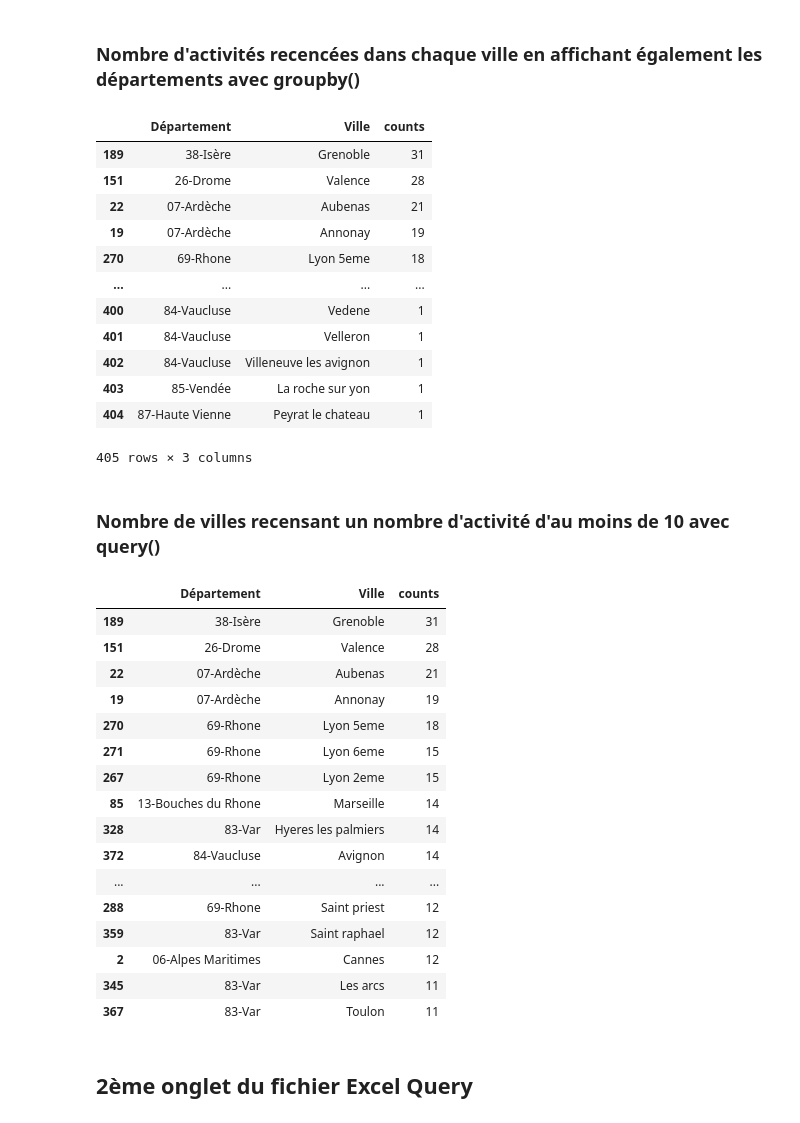
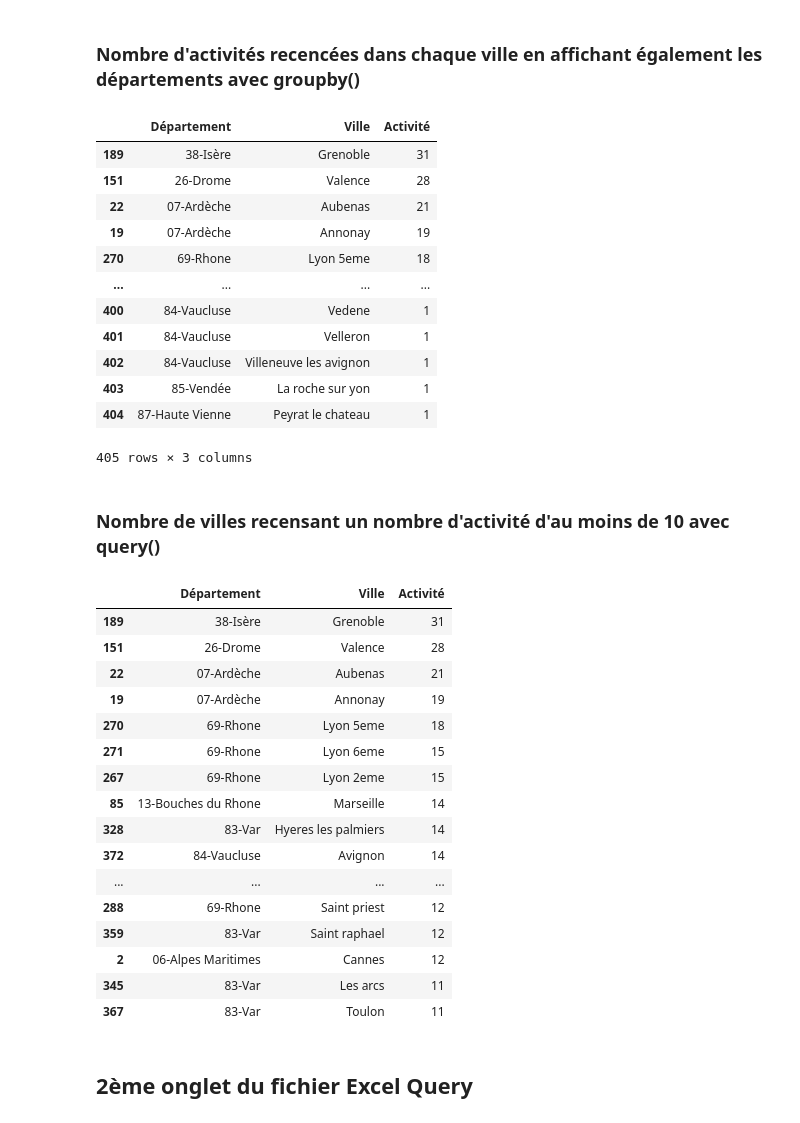
Before and after one commit to LeRoiFou/pandas_tuto, a Jupyter notebook: PandasC003_Query.ipynb, the cells around one changed output. Drawn from its saved outputs; the diff is of its cells as text; code cells hidden in the pictures.

Commit message:
query function updated

```diff
--- a/PandasC003_Query.ipynb
+++ b/PandasC003_Query.ipynb
@@ -83,11 +90,12 @@ dv.query(f"Ville > {numbers}")
 ### Nombre d'activités recencées dans chaque ville en affichant également les départements avec groupby()
 # %%
 synth = (df.groupby(["Département", "Ville"])
-         .size().reset_index(name='counts')
-         .sort_values("counts", ascending=False))
+         .agg('count')
+         .reset_index()
+         .sort_values("Activité", ascending=False))
 synth
 # %% [output]
-|  | Département | Ville | counts |
+|  | Département | Ville | Activité |
 | 189 | 38-Isère | Grenoble | 31 |
 | 151 | 26-Drome | Valence | 28 |
 | 22 | 07-Ardèche | Aubenas | 21 |
@@ -105,9 +113,9 @@ synth
 # %%
 numbers = 10
 # %%
-synth.query(f"counts > {numbers}")
+synth.query(f"Activité > {numbers}")
 # %% [output]
-|  | Département | Ville | counts |
+|  | Département | Ville | Activité |
 | 189 | 38-Isère | Grenoble | 31 |
 | 151 | 26-Drome | Valence | 28 |
 | 22 | 07-Ardèche | Aubenas | 21 |
```
Also changed, not shown: parts of 1 cell of this notebook.
